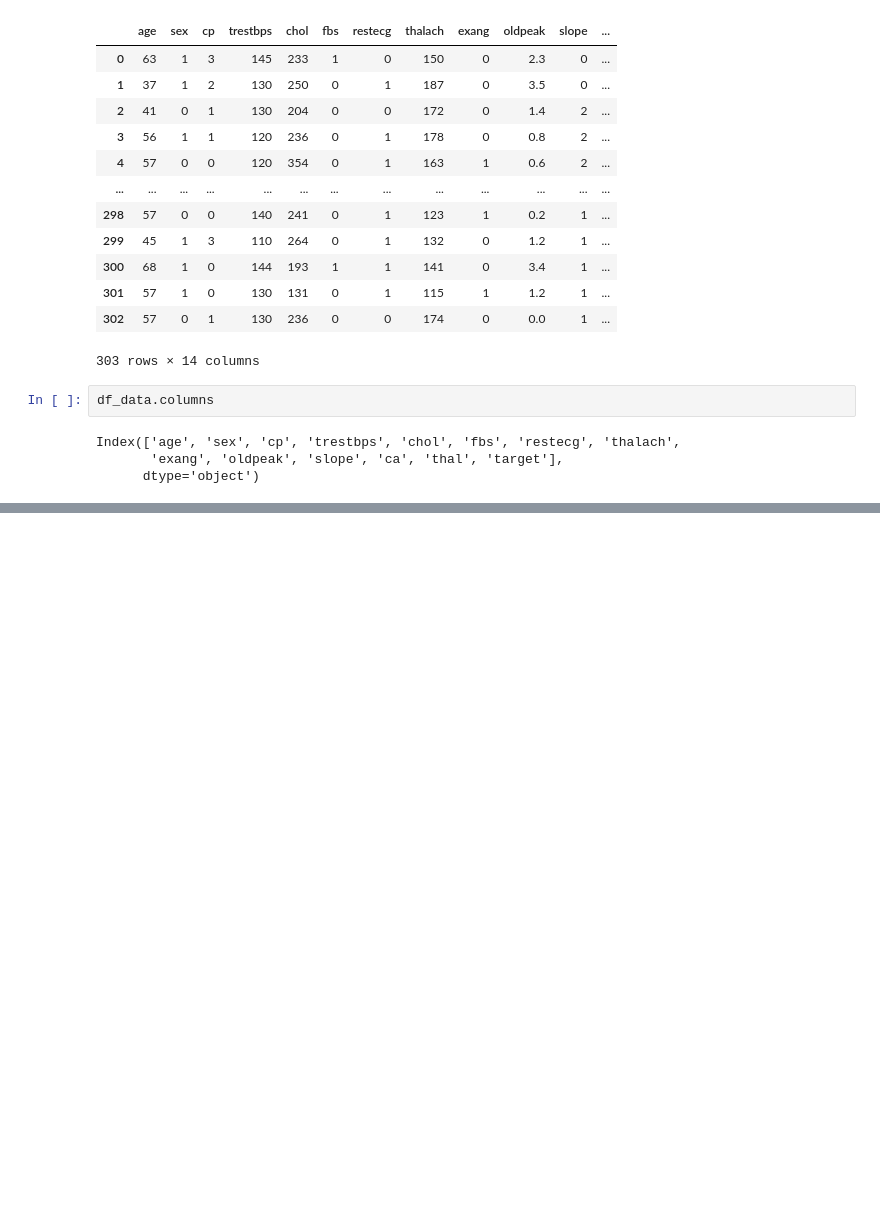
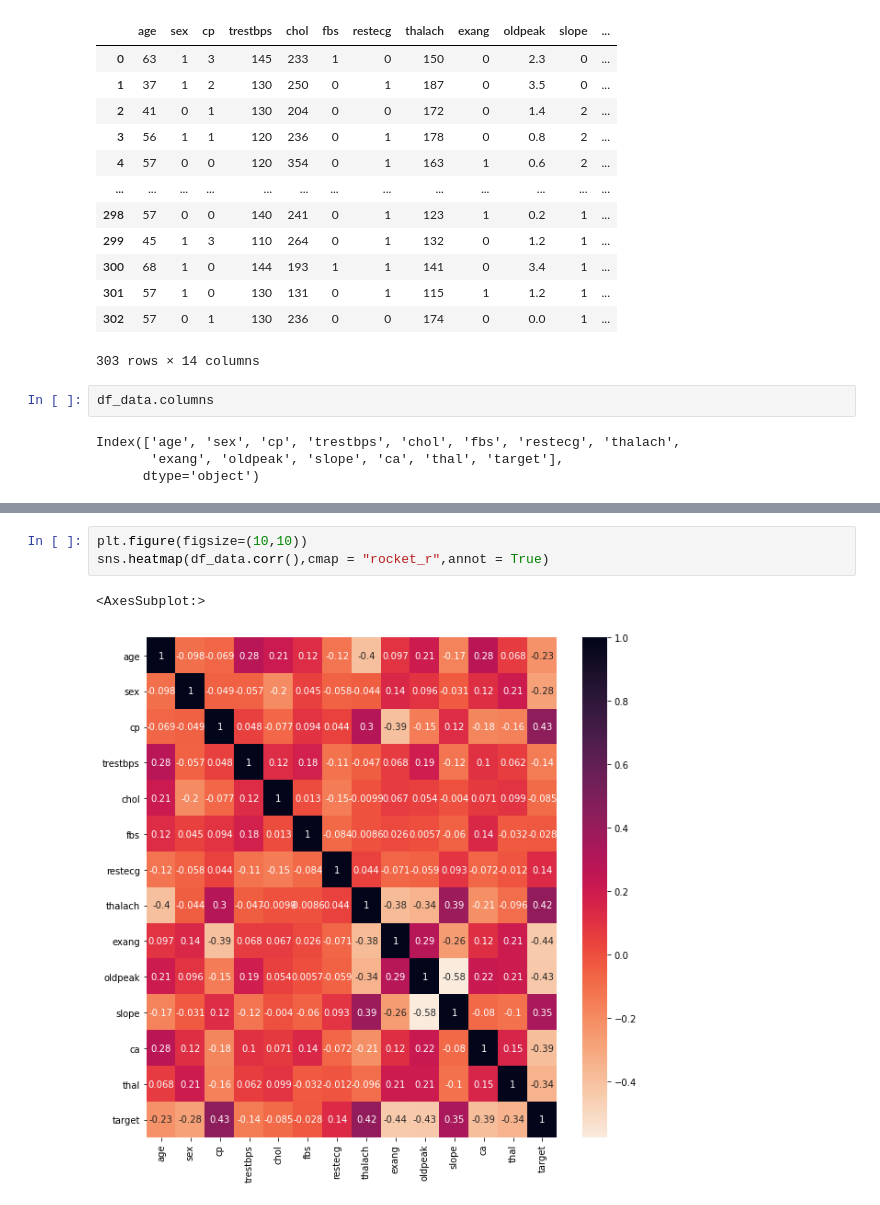
Before and after one commit to VenugopalBhatia/BIS_634, a Jupyter notebook: Assignments/HW_25Sep/HW_25Sep_Ex4.ipynb, the cells around one changed output, grey strips where cells are left out. Saved outputs shown, nothing was run; the diff lists cells and outputs as text; blank space fills up the shorter version.

Commit message:
add heatmaps and correlation matrix for q4

```diff
--- a/Assignments/HW_25Sep/HW_25Sep_Ex4.ipynb
+++ b/Assignments/HW_25Sep/HW_25Sep_Ex4.ipynb
@@ -57,0 +76,6 @@ df_data.describe()
+# %%
+plt.figure(figsize=(10,10))
+sns.heatmap(df_data.corr(),cmap = "rocket_r",annot = True)
+# %% [output]
+<AxesSubplot:>
+[figure, added]
```
Also changed, not shown: parts of 1 cell of this notebook, 3 other files.
